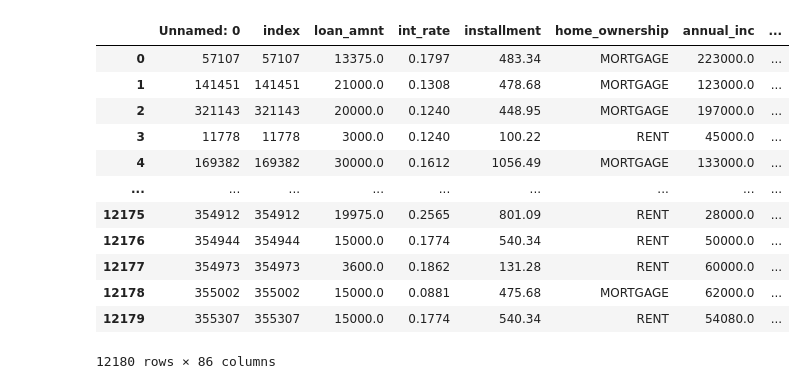
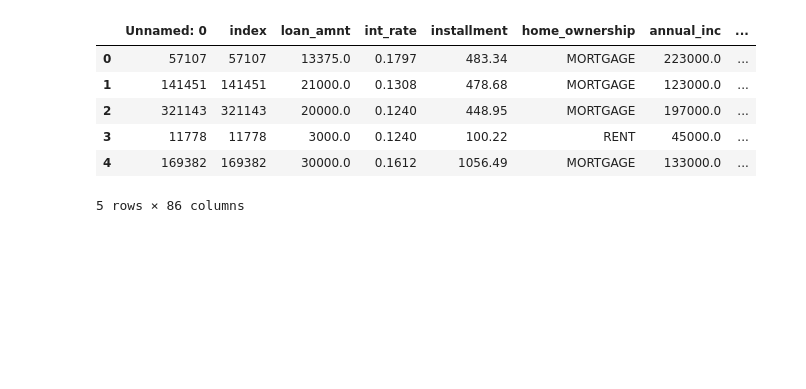
Before and after one commit to cdstecki/ML-LendingClub-challenge, a Jupyter notebook: Credit Risk Evaluator.ipynb, the cells around one changed output. Drawn from its saved outputs; the diff is of its cells as text; code cells hidden in the pictures; blank space fills up the shorter version.

```diff
--- a/Credit Risk Evaluator.ipynb
+++ b/Credit Risk Evaluator.ipynb
@@ -7,19 +8,13 @@ from pathlib import Path
 train_df = pd.read_csv(Path('Resources/2019loans.csv'))
 test_df = pd.read_csv(Path('Resources/2020Q1loans.csv'))
 # %%
-train_df
+train_df.head()
 # %% [output]
 |  | Unnamed: 0 | index | loan_amnt | int_rate | installment | home_ownership | annual_inc | ... |
 | 0 | 57107 | 57107 | 13375.0 | 0.1797 | 483.34 | MORTGAGE | 223000.0 | ... |
 | 1 | 141451 | 141451 | 21000.0 | 0.1308 | 478.68 | MORTGAGE | 123000.0 | ... |
 | 2 | 321143 | 321143 | 20000.0 | 0.1240 | 448.95 | MORTGAGE | 197000.0 | ... |
 | 3 | 11778 | 11778 | 3000.0 | 0.1240 | 100.22 | RENT | 45000.0 | ... |
 | 4 | 169382 | 169382 | 30000.0 | 0.1612 | 1056.49 | MORTGAGE | 133000.0 | ... |
-| ... | ... | ... | ... | ... | ... | ... | ... | ... |
-| 12175 | 354912 | 354912 | 19975.0 | 0.2565 | 801.09 | RENT | 28000.0 | ... |
-| 12176 | 354944 | 354944 | 15000.0 | 0.1774 | 540.34 | RENT | 50000.0 | ... |
-| 12177 | 354973 | 354973 | 3600.0 | 0.1862 | 131.28 | RENT | 60000.0 | ... |
-| 12178 | 355002 | 355002 | 15000.0 | 0.0881 | 475.68 | MORTGAGE | 62000.0 | ... |
-| 12179 | 355307 | 355307 | 15000.0 | 0.1774 | 540.34 | RENT | 54080.0 | ... |
-12180 rows × 86 columns
+5 rows × 86 columns
 # %%
```
Also changed, not shown: parts of 19 cells of this notebook.
